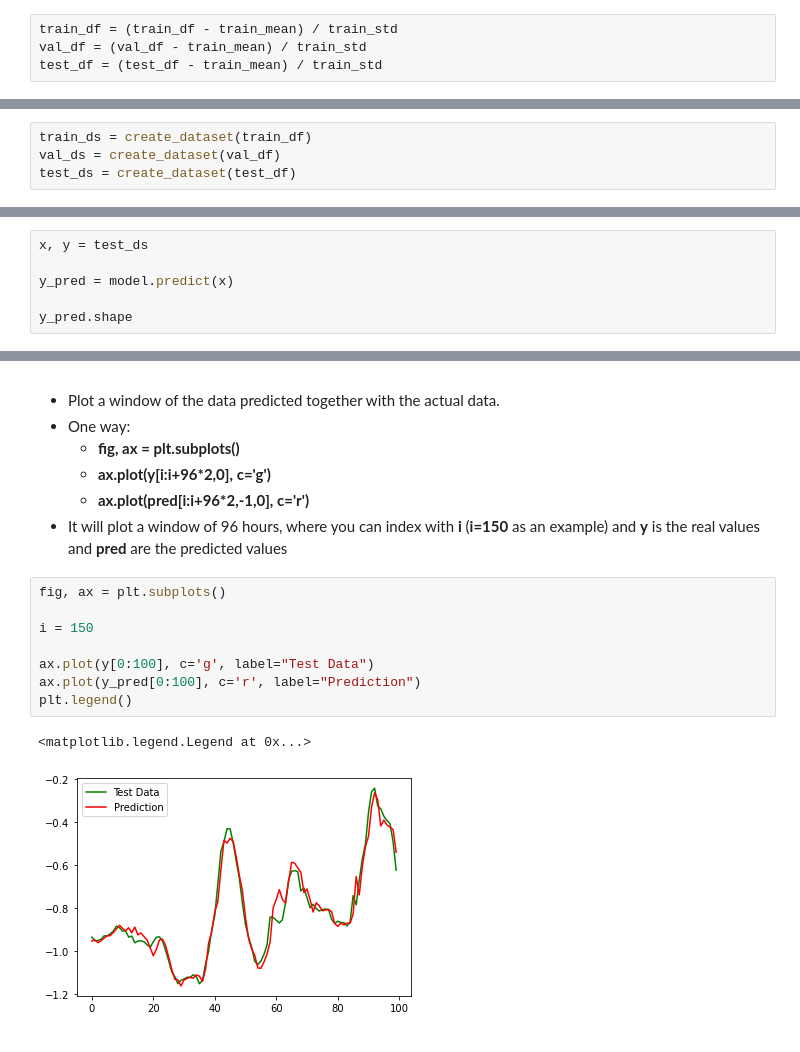
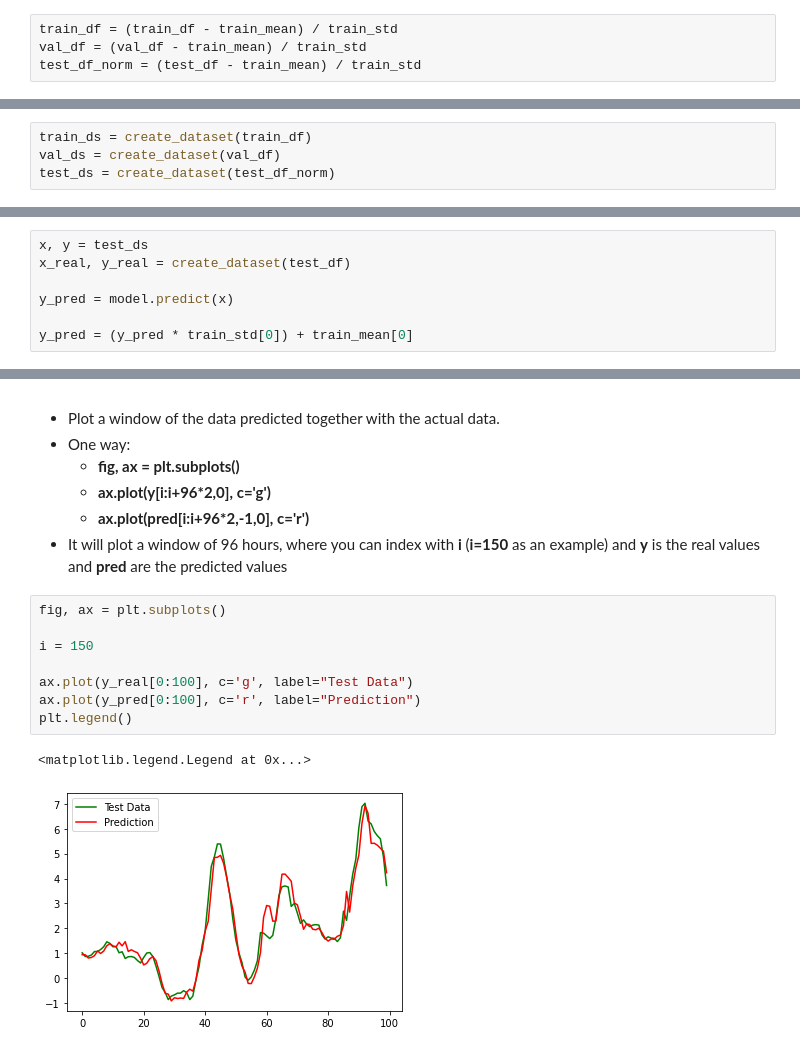
Before and after one commit to francoschroeder/ProyectoFinal, a Jupyter notebook: ExperimentoModeloFranco.ipynb, the cells around one changed output, grey strips where cells are left out. Drawn from its saved outputs; the diff is of its cells as text.

```diff
--- a/ExperimentoModeloFranco.ipynb
+++ b/ExperimentoModeloFranco.ipynb
@@ -89,7 +89,7 @@ train_std = train_df.std()
 # %%
 train_df = (train_df - train_mean) / train_std
 val_df = (val_df - train_mean) / train_std
-test_df = (test_df - train_mean) / train_std
+test_df_norm = (test_df - train_mean) / train_std
 # %% [markdown]
 ### Step 10: Create datasets
 # %%
@@ -110,7 +110,7 @@ def create_dataset(df, input_width=24, offset=0, predict_column='T (degC)'):
 # %%
 train_ds = create_dataset(train_df)
 val_ds = create_dataset(val_df)
-test_ds = create_dataset(test_df)
+test_ds = create_dataset(test_df_norm)
 # %% [markdown]
 ### Step 11: Create model
 - Create the following model
@@ -190,7 +190,8 @@ visualize_loss(history, "Training and Validation Loss")
     - HINT: Use **model.predict(x)**, where **x** is assigned to the test data.
 # %%
 x, y = test_ds
+x_real, y_real = create_dataset(test_df)
 
 y_pred = model.predict(x)
 
-y_pred.shape
+y_pred = (y_pred * train_std[0]) + train_mean[0]
@@ -207,11 +206,11 @@ y_pred.shape
 # %%
 fig, ax = plt.subplots()
 
 i = 150
 
-ax.plot(y[0:100], c='g', label="Test Data")
+ax.plot(y_real[0:100], c='g', label="Test Data")
 ax.plot(y_pred[0:100], c='r', label="Prediction")
 plt.legend()
 # %% [output]
 <matplotlib.legend.Legend at 0x...>
-[figure, old version]
+[figure, new version]
```
Also changed, not shown: parts of 3 cells of this notebook.
